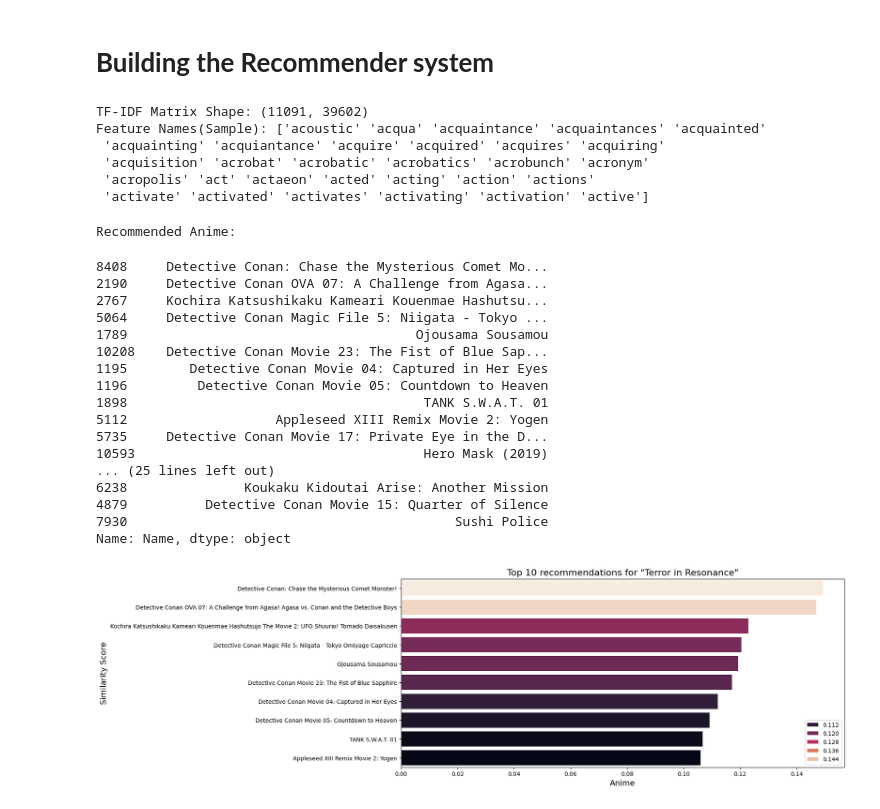
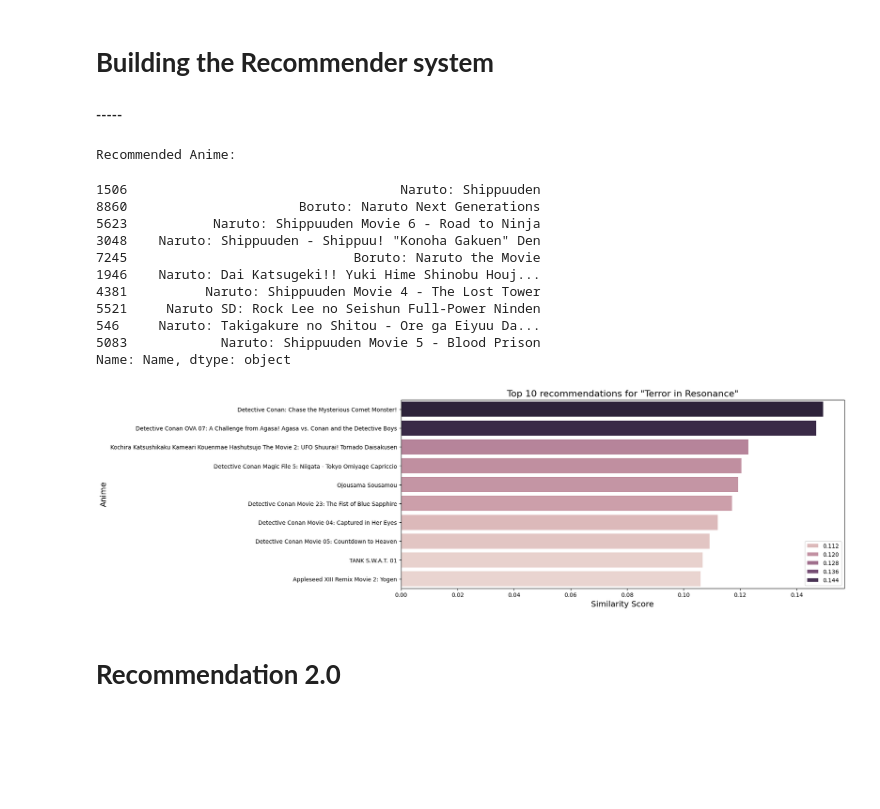
Before and after one commit to qburns4/Anime_recommendation, a Jupyter notebook: anime_recommender.ipynb, the cells around one changed output. Saved outputs shown, nothing was run; the diff lists cells and outputs as text; code cells hidden in the pictures; blank space fills up the shorter version.

Commit message:
Updated anime recommendation file

```diff
--- a/anime_recommender.ipynb
+++ b/anime_recommender.ipynb
@@ -185,22 +182,8 @@ plt.show()
 [figure]
 # %% [markdown]
 # **Building the Recommender system**
-# %%
-#Initialize tf-idf vectorizer
-tfidf = TfidfVectorizer(stop_words='english')
-
-#Use vectorizer to create matrix using words from the "Content" column
-tfidf_matrix = tfidf.fit_transform(anime_df['Content'])
-
-print("TF-IDF Matrix Shape:", tfidf_matrix.shape)
-print('Feature Names(Sample):', tfidf.get_feature_names_out()[900:930])
-# %% [output]
-TF-IDF Matrix Shape: (11091, 39602)
-Feature Names(Sample): ['acoustic' 'acqua' 'acquaintance' 'acquaintances' 'acquainted'
- 'acquainting' 'acquiantance' 'acquire' 'acquired' 'acquires' 'acquiring'
- 'acquisition' 'acrobat' 'acrobatic' 'acrobatics' 'acrobunch' 'acronym'
- 'acropolis' 'act' 'actaeon' 'acted' 'acting' 'action' 'actions'
- 'activate' 'activated' 'activates' 'activating' 'activation' 'active']
+# %% [markdown]
+**-----**
 # %%
 #Calculate the cosine similarity of all of the anime in the matrix with the other anime's
 cosine_sim = cosine_similarity(tfidf_matrix, tfidf_matrix)
@@ -220,37 +203,33 @@ def get_recommendations(title, cosine_sim, data, top_n=10, min_score=0):
 
     return data['Name'].iloc[top_indicies]
 # %%
-recommendations = get_recommendations("Zankyou no Terror", cosine_sim, anime_df, top_n=40) #Terror in resonance
+recommendations = get_recommendations("Naruto", cosine_sim, anime_df, top_n=10) #Terror in resonance
 print('Recommended Anime:')
 recommendations
 # %% [output]
 Recommended Anime:
-8408     Detective Conan: Chase the Mysterious Comet Mo...
-2190     Detective Conan OVA 07: A Challenge from Agasa...
-2767     Kochira Katsushikaku Kameari Kouenmae Hashutsu...
-5064     Detective Conan Magic File 5: Niigata - Tokyo ...
-1789                                     Ojousama Sousamou
-10208    Detective Conan Movie 23: The Fist of Blue Sap...
-1195        Detective Conan Movie 04: Captured in Her Eyes
-1196         Detective Conan Movie 05: Countdown to Heaven
-1898                                      TANK S.W.A.T. 01
-5112                   Appleseed XIII Remix Movie 2: Yogen
-5735     Detective Conan Movie 17: Private Eye in the D...
-10593                                     Hero Mask (2019)
-... (25 lines left out)
-6238               Koukaku Kidoutai Arise: Another Mission
-4879          Detective Conan Movie 15: Quarter of Silence
-7930                                          Sushi Police
+1506                                   Naruto: Shippuuden
+8860                      Boruto: Naruto Next Generations
+5623           Naruto: Shippuuden Movie 6 - Road to Ninja
+3048    Naruto: Shippuuden - Shippuu! "Konoha Gakuen" Den
+7245                             Boruto: Naruto the Movie
+1946    Naruto: Dai Katsugeki!! Yuki Hime Shinobu Houj...
+4381          Naruto: Shippuuden Movie 4 - The Lost Tower
+5521     Naruto SD: Rock Lee no Seishun Full-Power Ninden
+546     Naruto: Takigakure no Shitou - Ore ga Eiyuu Da...
+5083            Naruto: Shippuuden Movie 5 - Blood Prison
 Name: Name, dtype: object
 # %%
 recommendations = get_recommendations('Zankyou no Terror', cosine_sim, anime_df)
-similarities = [cosine_similarity(tfdif_matrix[anime_df['Name'] == 'Zankyou no Terror'], tfdif_matrix[anime_df['Name'] == rec]) for rec in recommendations]
+similarities = [cosine_similarity(tfidf_matrix[anime_df['Name'] == 'Zankyou no Terror'], tfidf_matrix[anime_df['Name'] == rec]) for rec in recommendations]
 
 plt.figure(figsize=(14,6))
-sns.barplot(y=recommendations.values, x=list(map(lambda x: float(x), similarities)), hue = list(map(lambda x: float(x), similarities)), palette='rocket')
+sns.barplot(y=recommendations.values, x=list(map(lambda x: float(x), similarities)), hue = list(map(lambda x: float(x), similarities)))
 plt.title('Top 10 recommendations for "Terror in Resonance"', fontsize=16)
-plt.xlabel('Anime', fontsize=14)
-plt.ylabel('Similarity Score', fontsize=14)
+plt.xlabel('Similarity Score', fontsize=14)
+plt.ylabel('Anime', fontsize=14)
 plt.show()
 # %% [output]
-[figure, old version]
+[figure, new version]
+# %% [markdown]
+# **Recommendation 2.0**
```
Also changed, not shown: parts of 7 cells of this notebook.
